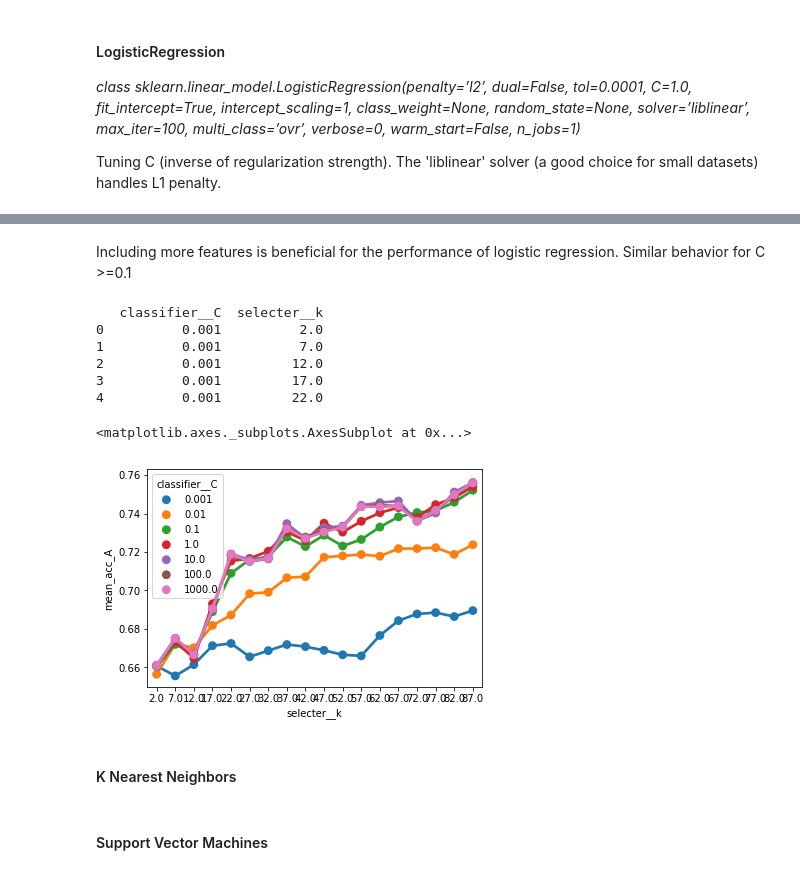
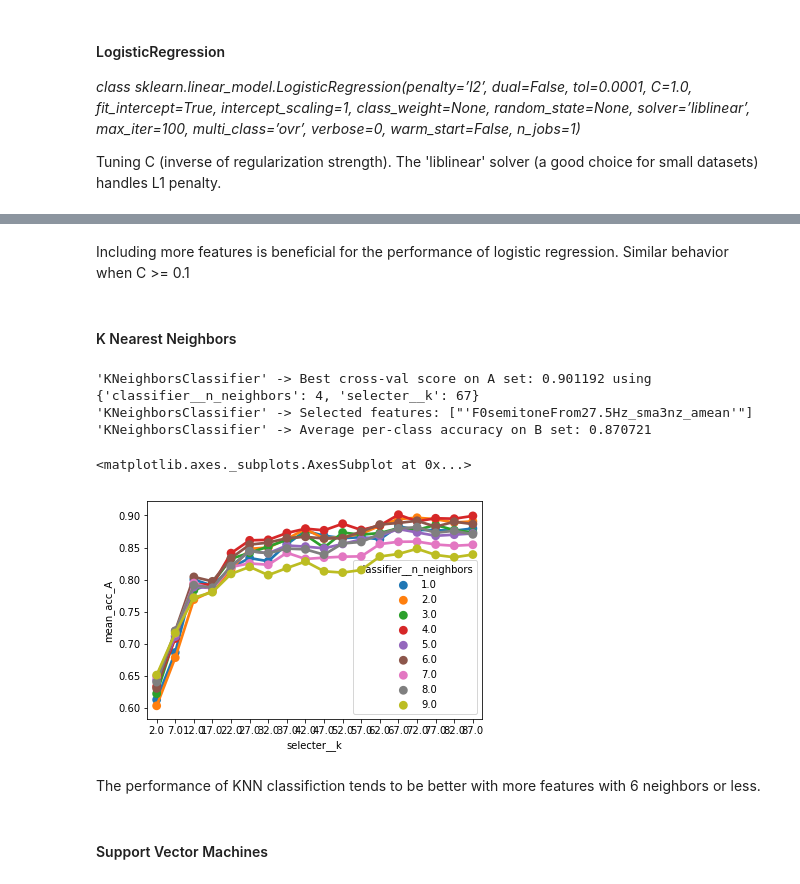
Before and after one commit to laufergall/ML_Speaker_Characteristics, a Jupyter notebook: classification/02_evaluating_classification_WAAT.ipynb, the cells around one changed output, grey strips where cells are left out. Drawn from its saved outputs; the diff is of its cells as text; code cells hidden in the pictures.

```diff
--- a/classification/02_evaluating_classification_WAAT.ipynb
+++ b/classification/02_evaluating_classification_WAAT.ipynb
@@ -620,25 +586,5 @@ trained_all.append(trained)
 # %% [markdown]
-Including more features is beneficial for the performance of logistic regression. Similar behavior for C >=0.1
+Including more features is beneficial for the performance of logistic regression. Similar behavior when C >= 0.1
-# %%
-# open generated file with results of fitting GridSearchCV
-
-sgrid = pd.read_csv(r'.\data_while_tuning\LogisticRegression_tuning.csv')
-
-# params to dataframe
-params_dict = sgrid['params'].apply(lambda x: literal_eval(x) ).to_dict()
-params_df = pd.DataFrame(data = params_dict).transpose()
-
-# plot acc vs. params
-sns.pointplot(x='selecter__k', y='mean_acc_A',hue='classifier__C', data=sgrid.join(params_df)) #
-# %% [output]
-   classifier__C  selecter__k
-0          0.001          2.0
-1          0.001          7.0
-2          0.001         12.0
-3          0.001         17.0
-4          0.001         22.0
-<matplotlib.axes._subplots.AxesSubplot at 0x...>
-[figure, removed]
 # %% [markdown]
 #### K Nearest Neighbors
 # %%
@@ -651,16 +597,37 @@ def get_KNeighborsClassifier2tune():
 
     model = KNeighborsClassifier()
     hp = dict(
-        classifier__n_neighbors = list(range(1,50))
+        classifier__n_neighbors = list(range(1,40))
     )
     return 'KNeighborsClassifier', model, hp
 
 # Hyperparameter tuning with this model
 tuning, trained = hp_tuner(AX, BX, Ay, By, [get_KNeighborsClassifier2tune])
 
-# # update lists of tuning info and trained classifiers
-# tuning_all = tuning_all.append(tuning, ignore_index=True)
-# trained_all.append(trained)
+# update lists of tuning info and trained classifiers
+tuning_all = tuning_all.append(tuning, ignore_index=True)
+trained_all.append(trained)
+# %% [output]
+'KNeighborsClassifier' -> Best cross-val score on A set: 0.901192 using {'classifier__n_neighbors': 4, 'selecter__k': 67}
+'KNeighborsClassifier' -> Selected features: ["'F0semitoneFrom27.5Hz_sma3nz_amean'"]
+'KNeighborsClassifier' -> Average per-class accuracy on B set: 0.870721
+# %%
+# open generated file with results of fitting GridSearchCV
+
+sgrid = pd.read_csv(r'.\data_while_tuning\KNeighborsClassifier_tuning.csv')
+
+# params to dataframe
+params_dict = sgrid['params'].apply(lambda x: literal_eval(x) ).to_dict()
+params_df = pd.DataFrame(data = params_dict).transpose()
+
+# plot acc vs. params
+params_df = params_df.loc[params_df['classifier__n_neighbors']<10,:] # selecting only lower k
+sns.pointplot(x='selecter__k', y='mean_acc_A',hue='classifier__n_neighbors', data=sgrid.join(params_df))
+# %% [output]
+<matplotlib.axes._subplots.AxesSubplot at 0x...>
+[figure, added]
+# %% [markdown]
+The performance of KNN classifiction tends to be better with more features with 6 neighbors or less.
 # %% [markdown]
 #### Support Vector Machines
 # %%
```
Also changed, not shown: parts of 12 cells of this notebook, 8 other files.
